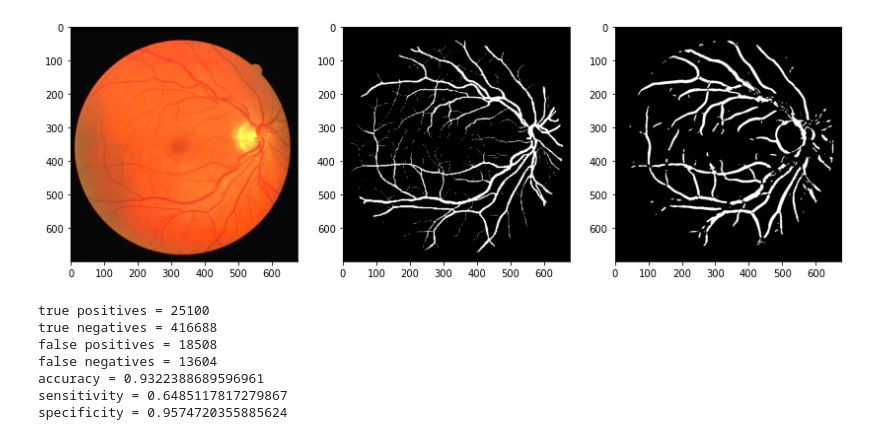
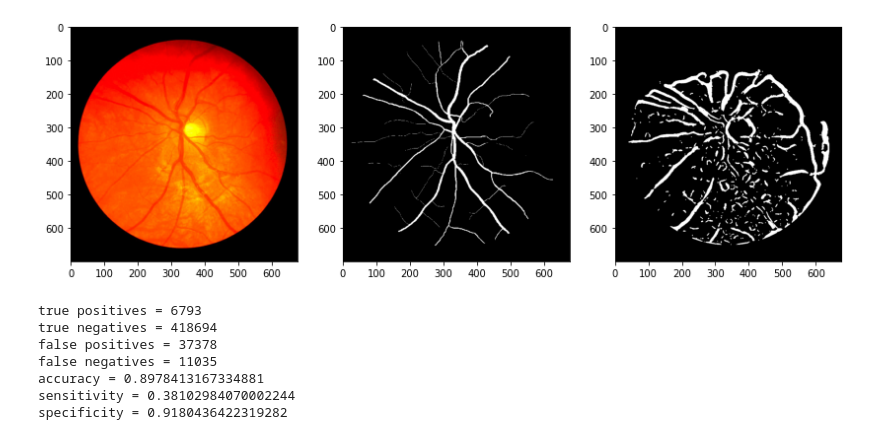
Before and after one commit to gustkust/Eye-Blood-Vessels-Finder, a Jupyter notebook: Frangi.ipynb, the cells around one changed output. Drawn from its saved outputs; the diff is of its cells as text; code cells hidden in the pictures.

```diff
--- a/Frangi.ipynb
+++ b/Frangi.ipynb
@@ -7,7 +7,7 @@ from skimage.filters import frangi, sobel, threshold_otsu
 from skimage.morphology import erosion, dilation
 from sklearn.metrics import confusion_matrix
 
-idx = 2
+idx = 3
 img = img_as_float(io.imread(f'test_res/test{idx}.jpg'))
 img = img[:, :, 1]
 img = rescale(img, 1, anti_aliasing=False)
@@ -109,38 +109,38 @@ img = img > thresh
 img = erosion(img)
 img = dilation(img)
 
 good = img_as_float(io.imread(f'test_res/res{idx}.jpg'))[:, :, 1]
 i = 0
 while i < len(good):
     j = 0
     while j < len(good[i]):
         if good[i][j] > 0.9:
             good[i][j] = 1
         else:
             good[i][j] = 0
         j += 1
     i += 1
 
 fig, axs = plt.subplots(1, 3)
 axs[0].imshow(img_as_float(io.imread(f'test_res/test{idx}.jpg')), cmap="gray")
 axs[1].imshow(good, cmap="gray")
 axs[2].imshow(img, cmap="gray")
 fig.set_size_inches(14, 10)
 plt.show()
 tn, fp, fn, tp = confusion_matrix(good.flatten(), img.flatten()).ravel()
 print(f"true positives = {tp}")
 print(f"true negatives = {tn}")
 print(f"false positives = {fp}")
 print(f"false negatives = {fn}")
 print(f"accuracy = {(tn + tp)/(tn + tp + fn + fp)}")
 print(f"sensitivity = {tp/(tp + fn)}")
 print(f"specificity = {tn/(tn + fp)}")
 # %% [output]
-[figure, old version]
+[figure, new version]
-true positives = 25100
-true negatives = 416688
-false positives = 18508
-false negatives = 13604
-accuracy = 0.9322388689596961
-sensitivity = 0.6485117817279867
-specificity = 0.9574720355885624
+true positives = 6793
+true negatives = 418694
+false positives = 37378
+false negatives = 11035
+accuracy = 0.8978413167334881
+sensitivity = 0.38102984070002244
+specificity = 0.9180436422319282
```
Also changed, not shown: 2 other files.
